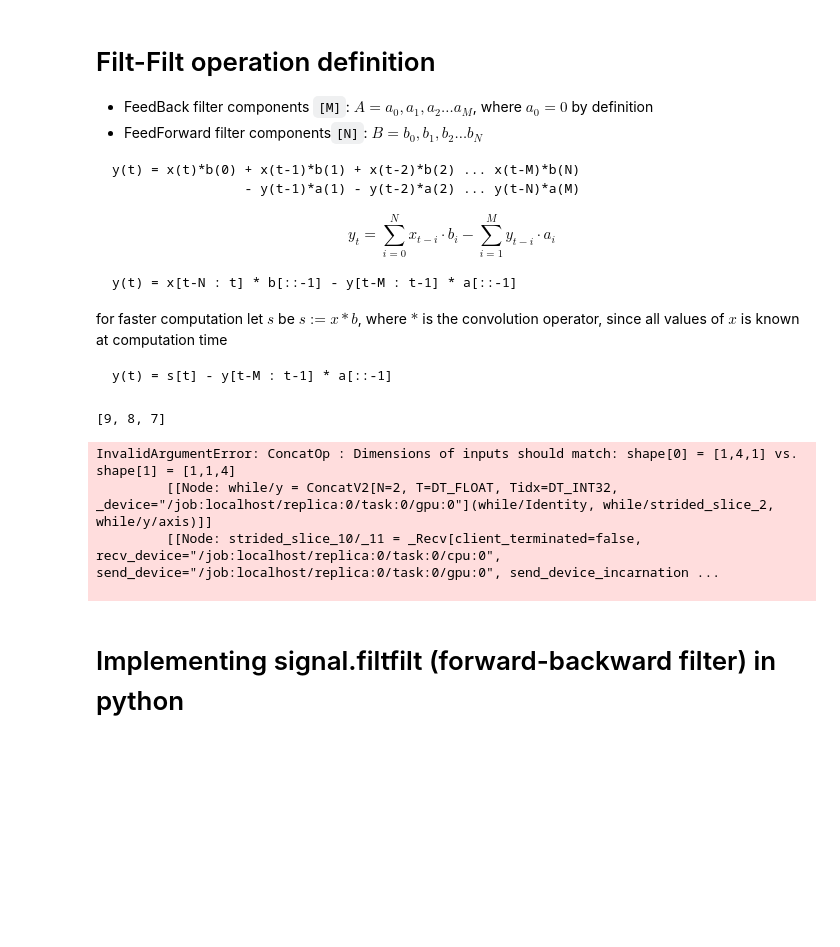
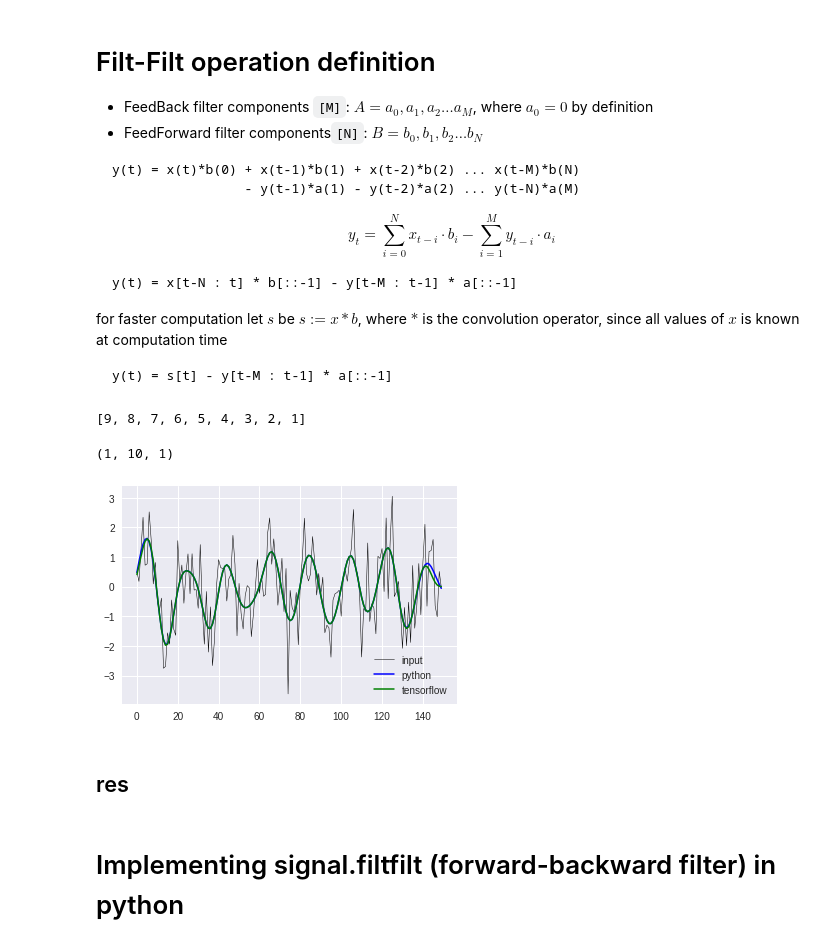
Before and after one commit to botcs/cinc2017, a Jupyter notebook: tensorflow/notebooks/time_domain.ipynb, the cells around one changed output. Drawn from its saved outputs; the diff is of its cells as text; code cells hidden in the pictures; blank space fills up the shorter version.

Commit message:
Working Validated FiltFilt implementation

````diff
--- a/tensorflow/notebooks/time_domain.ipynb
+++ b/tensorflow/notebooks/time_domain.ipynb
@@ -36,9 +37,9 @@ y(t) = s[t] - y[t-M : t-1] * a[::-1]
 ```
 # %%
 l = list(range(10))
-l[:-4:-1]
+l[:0:-1]
 # %% [output]
-[9, 8, 7]
+[9, 8, 7, 6, 5, 4, 3, 2, 1]
 # %%
 tf.reset_default_graph()
 sess = tf.InteractiveSession()
@@ -99,33 +102,50 @@ def get_filt(b, a, x, invert=True):
+# %%
+test_op = get_filt(b, a, x, invert=False)
+X = np.arange(10, dtype=np.float32)[None]
+#X = np.sin(np.arange(10, dtype=np.float32))[None]
+#B, A = signal.ellip(4, 0.01, 120, 0.125)  # Filter to be applied.
+B = np.array([1, 0, 0, 0, 0, 0, 0, 0, 0, 0])
+A = np.array([1, 0, 0])
+test_feed = {
+    b: B[:, None],
+    a: A[:, None],
+    x: X
+}
+res = sess.run(test_op, test_feed)
+res.shape
+# %% [output]
+(1, 10, 1)
 # %%
 #tf.global_variables_initializer().run()
-filt, s1 = get_filt(b, a, x, invert=False)
-#filtfilt, s2 = get_filt(b, a, filt[:, ::-1, 0])[:, ::-1]
+filt = get_filt(b, a, x, invert=False)
+filtfilt = get_filt(b, a, filt[:, ::-1, 0])[:, ::-1]
 np.random.seed(42)
-X = np.arange(10, dtype=np.float32)[None]
-#X = np.sin(np.arange(10, dtype=np.float32))[None]
-#B, A = signal.ellip(4, 0.01, 120, 0.125)  # Filter to be applied.
-B = np.array([1, 0, 0, 0, 0])
-A = np.array([1, 0, 1])
+N = 150
+#X = np.arange(N, dtype=np.float32)[None] + 3
+#X = np.sin(np.arange(N, dtype=np.float32)/3.14)[None]
+X = np.sin(np.arange(N, dtype=np.float32)/3.14)[None] + np.random.randn(N)[None]
+B, A = signal.ellip(4, 0.01, 120, 0.125)  # Filter to be applied.
+#B = np.array([1, 0, 0, 0, 0, 0, 0, 0, 0])
+#A = np.array([1, 0, 0, 1])
 test_feed = {
     b: B[:, None],
     a: A[:, None],
     x: X
 }
-res = sess.run(filt, test_feed)
-filtfilt_y = signal.lfilter(B, A, X[0])
+res = sess.run(filtfilt, test_feed)
+filtfilt_y = signal.filtfilt(B, A, X[0])
 #print(res[0,:,0])
 
 plt.figure(1)
-plt.plot(X[0], 'k-', label='input')
+plt.plot(X[0], 'k-', label='input', linewidth=0.5)
 plt.plot(filtfilt_y, 'b-', linewidth=1.5, label='python')
 plt.plot(res[0], 'g-', linewidth=1.5, label='tensorflow')
 plt.legend(loc='best')
 plt.show()
 # %% [output]
-InvalidArgumentError: ConcatOp : Dimensions of inputs should match: shape[0] = [1,4,1] vs. shape[1] = [1,1,4]
-         [[Node: while/y = ConcatV2[N=2, T=DT_FLOAT, Tidx=DT_INT32, _device="/job:localhost/replica:0/task:0/gpu:0"](while/Identity, while/strided_slice_2, while/y/axis)]]
-         [[Node: strided_slice_10/_11 = _Recv[client_terminated=false, recv_device="/job:localhost/replica:0/task:0/cpu:0", send_device="/job:localhost/replica:0/task:0/gpu:0", send_device_incarnation ...
-
+[figure, added]
+# %% [markdown]
+## res
 # %% [markdown]
 # Implementing signal.filtfilt (forward-backward filter) in python
 # %%
````
Also changed, not shown: parts of 2 cells of this notebook.
